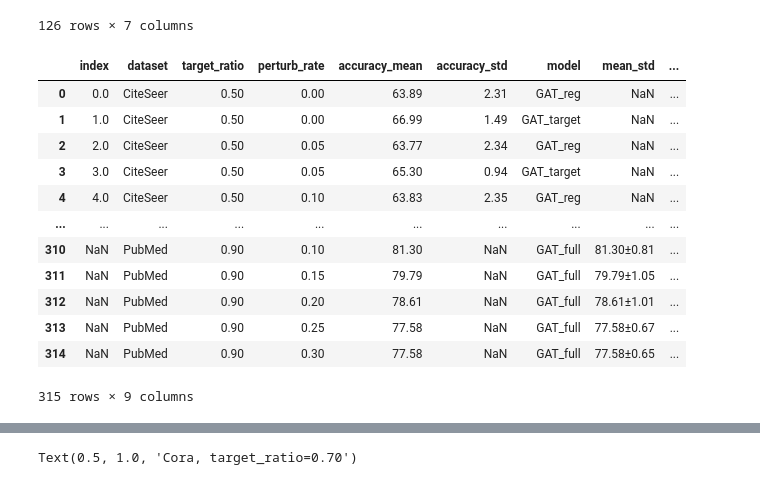
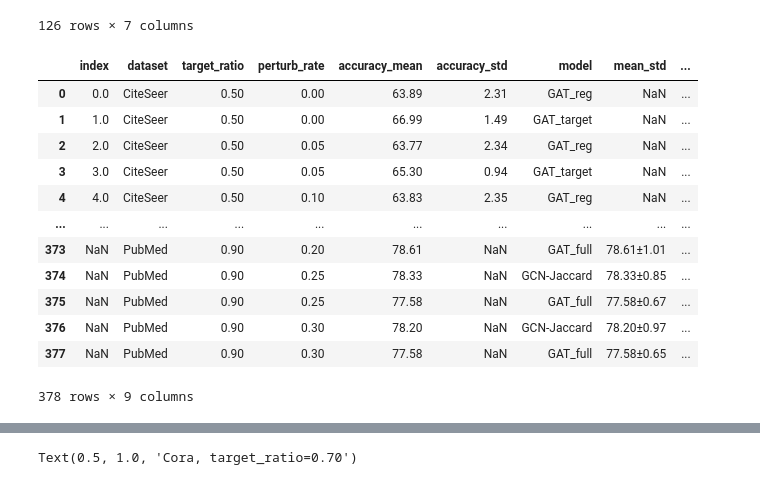
Before and after one commit to FDUguchunhui/latent-space-constraint-GNN, a Jupyter notebook: notebook/analysis/aggregation.ipynb, the cells around one changed output, grey strips where cells are left out. Saved outputs shown, nothing was run; the diff lists cells and outputs as text; code cells hidden in the pictures.

```diff
--- a/notebook/analysis/aggregation.ipynb
+++ b/notebook/analysis/aggregation.ipynb
@@ -325,22 +317,22 @@ df_ablation_agg
 126 rows × 7 columns
 # %%
 df_ablation_agg = pd.concat([df_ablation_agg, df_combined], axis=0)
-df_ablation_agg = df_ablation_agg.loc[df_ablation_agg['model'].isin(['LSCGNN+\nJaccard', 'LSCGNN', 'target', 'regularization', 'GAT'])]
+df_ablation_agg = df_ablation_agg.loc[df_ablation_agg['model'].isin(['LSC+Jaccard', 'LSCGNN', 'target', 'regularization', 'GAT', 'GCN-Jaccard'])]
 df_ablation_agg['model'] = df_ablation_agg['model'].replace({'LSCGNN': 'LSCGNN', 'target': 'GAT_target', 'regularization': 'GAT_reg', 'GAT': 'GAT_full'})
 df_ablation_agg = df_ablation_agg.reset_index(drop=True)
 df_ablation_agg
 # %% [output]
 |  | index | dataset | target_ratio | perturb_rate | accuracy_mean | accuracy_std | model | mean_std | ... |
 | 0 | 0.0 | CiteSeer | 0.50 | 0.00 | 63.89 | 2.31 | GAT_reg | NaN | ... |
 | 1 | 1.0 | CiteSeer | 0.50 | 0.00 | 66.99 | 1.49 | GAT_target | NaN | ... |
 | 2 | 2.0 | CiteSeer | 0.50 | 0.05 | 63.77 | 2.34 | GAT_reg | NaN | ... |
 | 3 | 3.0 | CiteSeer | 0.50 | 0.05 | 65.30 | 0.94 | GAT_target | NaN | ... |
 | 4 | 4.0 | CiteSeer | 0.50 | 0.10 | 63.83 | 2.35 | GAT_reg | NaN | ... |
 | ... | ... | ... | ... | ... | ... | ... | ... | ... | ... |
-| 310 | NaN | PubMed | 0.90 | 0.10 | 81.30 | NaN | GAT_full | 81.30±0.81 | ... |
-| 311 | NaN | PubMed | 0.90 | 0.15 | 79.79 | NaN | GAT_full | 79.79±1.05 | ... |
-| 312 | NaN | PubMed | 0.90 | 0.20 | 78.61 | NaN | GAT_full | 78.61±1.01 | ... |
-| 313 | NaN | PubMed | 0.90 | 0.25 | 77.58 | NaN | GAT_full | 77.58±0.67 | ... |
-| 314 | NaN | PubMed | 0.90 | 0.30 | 77.58 | NaN | GAT_full | 77.58±0.65 | ... |
+| 373 | NaN | PubMed | 0.90 | 0.20 | 78.61 | NaN | GAT_full | 78.61±1.01 | ... |
+| 374 | NaN | PubMed | 0.90 | 0.25 | 78.33 | NaN | GCN-Jaccard | 78.33±0.85 | ... |
+| 375 | NaN | PubMed | 0.90 | 0.25 | 77.58 | NaN | GAT_full | 77.58±0.67 | ... |
+| 376 | NaN | PubMed | 0.90 | 0.30 | 78.20 | NaN | GCN-Jaccard | 78.20±0.97 | ... |
+| 377 | NaN | PubMed | 0.90 | 0.30 | 77.58 | NaN | GAT_full | 77.58±0.65 | ... |
-315 rows × 9 columns
+378 rows × 9 columns
 # %%
```
Also changed, not shown: parts of 6 cells of this notebook, 4 other files.
